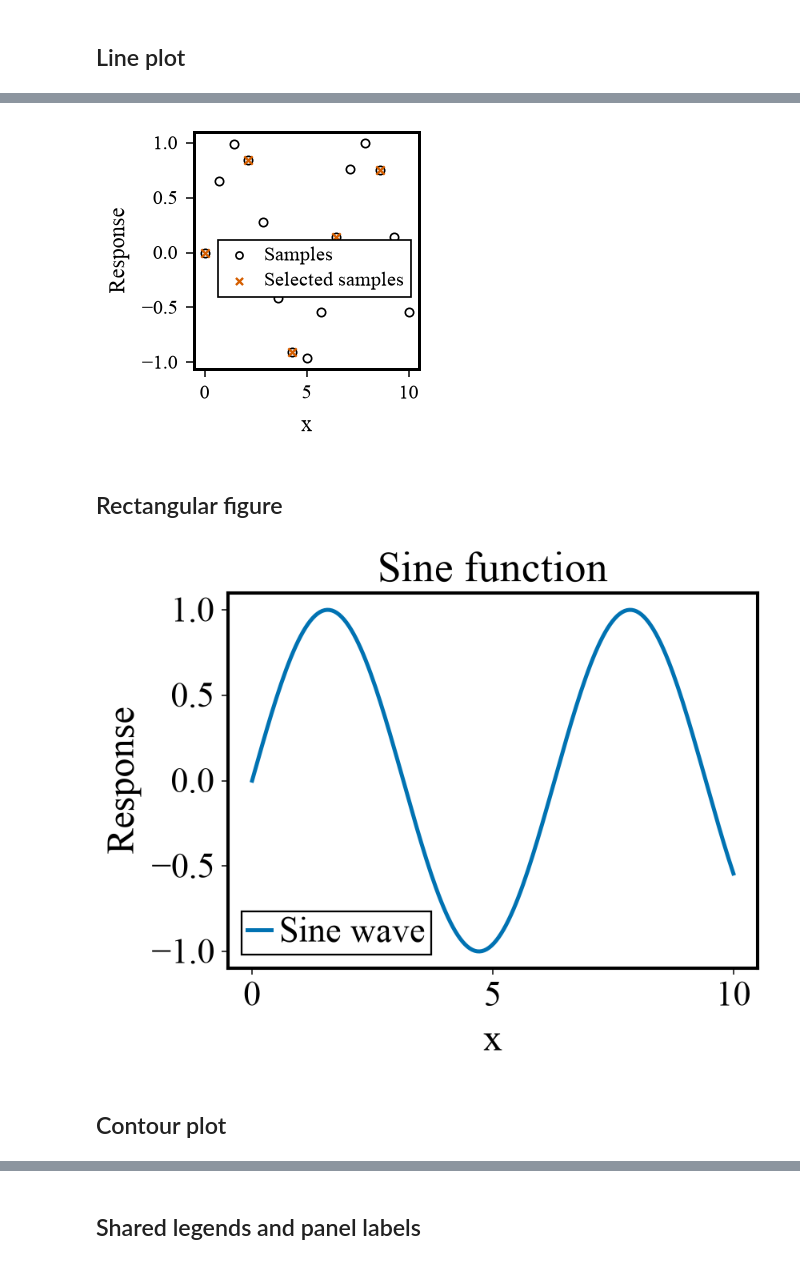
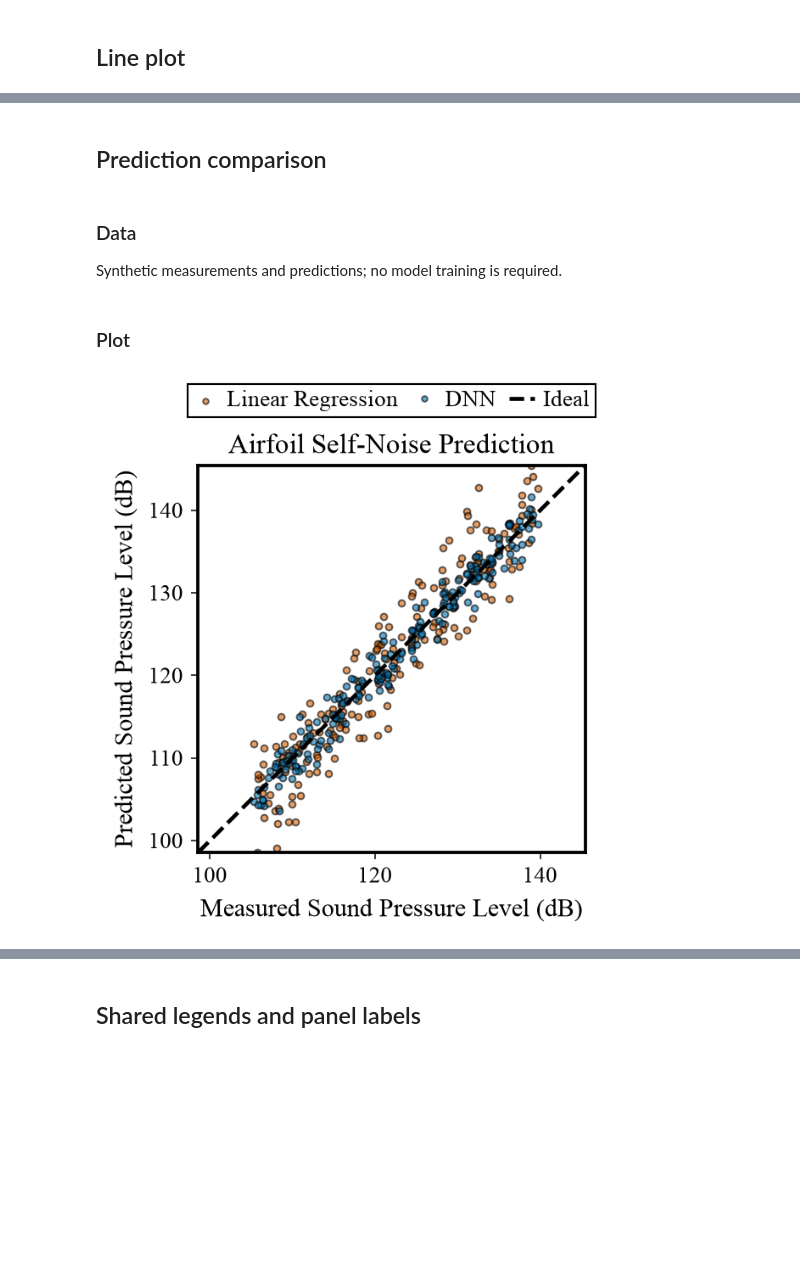
Before and after one commit to PentagonToy/Hedgehogs, a Jupyter notebook: tutorials/plots.ipynb, the cells around one changed output, grey strips where cells are left out. Drawn from its saved outputs; the diff is of its cells as text; code cells hidden in the pictures; blank space fills up the shorter version.

```diff
--- a/tutorials/plots.ipynb
+++ b/tutorials/plots.ipynb
@@ -40,23 +39,37 @@ hdg.plots.show()
-# %%
-fig, ax = plt.subplots(figsize=figure_size)
-ax.scatter(sample_x, sample_response, facecolors="white", edgecolors="black", label="Samples")
-ax.scatter(sample_x[::3], sample_response[::3], marker="x", color=palette["red"], label="Selected samples")
-ax.legend(loc="best")
-ax.set(xlabel="x", ylabel="Response")
-hdg.plots.save(figure_root / "scatter_plot.pdf", dpi=600)
-hdg.plots.show()
-# %% [output]
-[figure, removed]
-# %% [markdown]
-## Rectangular figure
-# %%
-fig, ax = plt.subplots(figsize=(figure_size[0] * 2.5, figure_size[1] * 2))
-ax.plot(x, response, label="Sine wave")
-ax.set(title="Sine function", xlabel="x", ylabel="Response")
-ax.legend(loc="best")
-hdg.plots.save(figure_root / "line_plot.pdf", dpi=600)
-hdg.plots.show()
-# %% [output]
-[figure, removed]
-# %% [markdown]
-## Contour plot
+# %% [markdown]
+## Prediction comparison
+# %% [markdown]
+### Data
+
+Synthetic measurements and predictions; no model training is required.
+# %%
+rng = np.random.default_rng(seed=42)
+measured_spl = rng.uniform(105, 140, size=200)
+linear_spl = measured_spl + rng.normal(0, 3.5, size=200)
+dnn_spl = measured_spl + rng.normal(0, 1.6, size=200)
+# %% [markdown]
+### Plot
+# %%
+fig, ax = plt.subplots(figsize=(FIG_X * 2, FIG_Y * 2))
+ax.scatter(measured_spl, linear_spl, s=14, alpha=0.6,
+           color=PALETTE["red"], label="Linear Regression")
+ax.scatter(measured_spl, dnn_spl, s=14, alpha=0.6,
+           color=PALETTE["blue"], label="DNN")
+
+limits = [
+    min(measured_spl.min(), linear_spl.min(), dnn_spl.min()),
+    max(measured_spl.max(), linear_spl.max(), dnn_spl.max()),
+]
+ax.plot(limits, limits, "--", color=PALETTE["black"], label="Ideal")
+ax.set_title("Airfoil Self-Noise Prediction")
+ax.set_xlabel("Measured Sound Pressure Level (dB)")
+ax.set_ylabel("Predicted Sound Pressure Level (dB)")
+ax.set_xlim(limits)
+ax.set_ylim(limits)
+
+hdg.plots.square(True)
+hdg.plots.legend(domain="outside", loc="upper center", ncol=3)
+hdg.plots.save(FIGURE_DIR / "prediction_comparison.png", dpi=300, transparent=True)
+hdg.plots.show()
+# %% [output]
+[figure, added]
```
Also changed, not shown: parts of 30 cells of this notebook, 27 other files.
